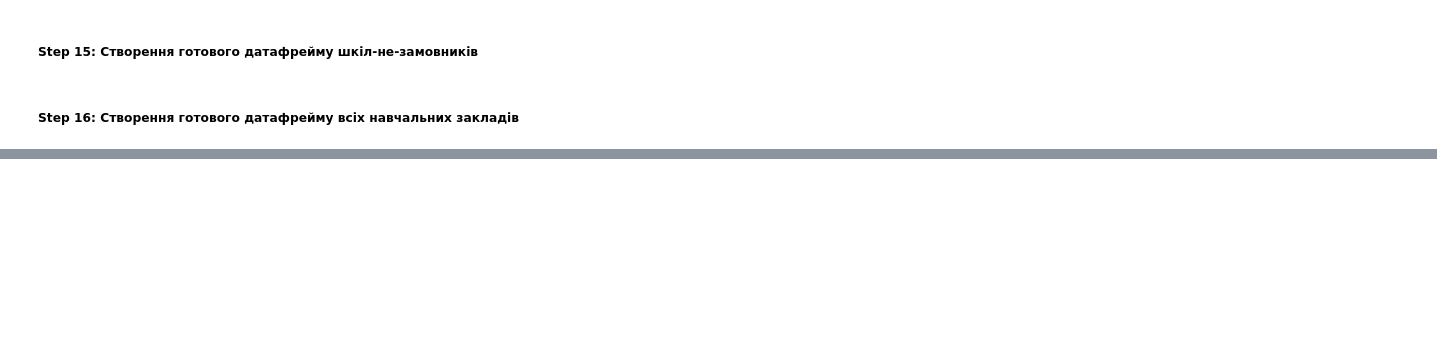
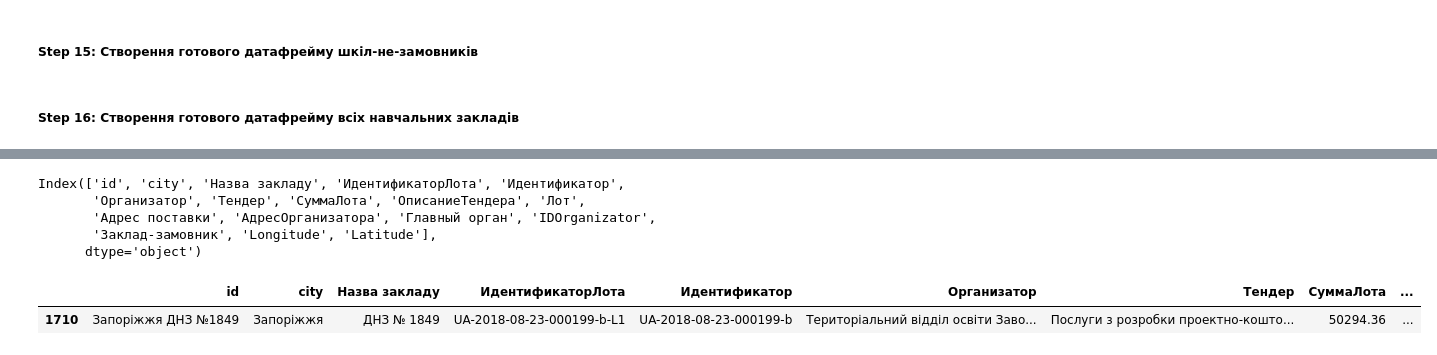
Before and after one commit to deaflynx/school-procurements, a Jupyter notebook: main.ipynb, the cells around one changed output, grey strips where cells are left out. Drawn from its saved outputs; the diff is of its cells as text; code cells hidden in the pictures; blank space fills up the shorter version.

```diff
--- a/main.ipynb
+++ b/main.ipynb
@@ -299,0 +402,13 @@ final_df = pd.concat([tenders_by_schools_completed, tenders_not_by_schools_compl
+# %%
+final_df.columns
+# %% [output]
+Index(['id', 'city', 'Назва закладу', 'ИдентификаторЛота', 'Идентификатор',
+       'Организатор', 'Тендер', 'СуммаЛота', 'ОписаниеТендера', 'Лот',
+       'Адрес поставки', 'АдресОрганизатора', 'Главный орган', 'IDOrganizator',
+       'Заклад-замовник', 'Longitude', 'Latitude'],
+      dtype='object')
+# %%
+final_df[final_df['ИдентификаторЛота'].str.contains('UA-2018-08-23-000199-b-L1')]
+# %% [output]
+|  | id | city | Назва закладу | ИдентификаторЛота | Идентификатор | Организатор | Тендер | СуммаЛота | ... |
+| 1710 | Запоріжжя ДНЗ №1849 | Запоріжжя | ДНЗ № 1849 | UA-2018-08-23-000199-b-L1 | UA-2018-08-23-000199-b | Територіальний відділ освіти Заво... | Послуги з розробки проектно-кошто... | 50294.36 | ... |
```
Also changed, not shown: parts of 18 cells of this notebook, 5 other files.
